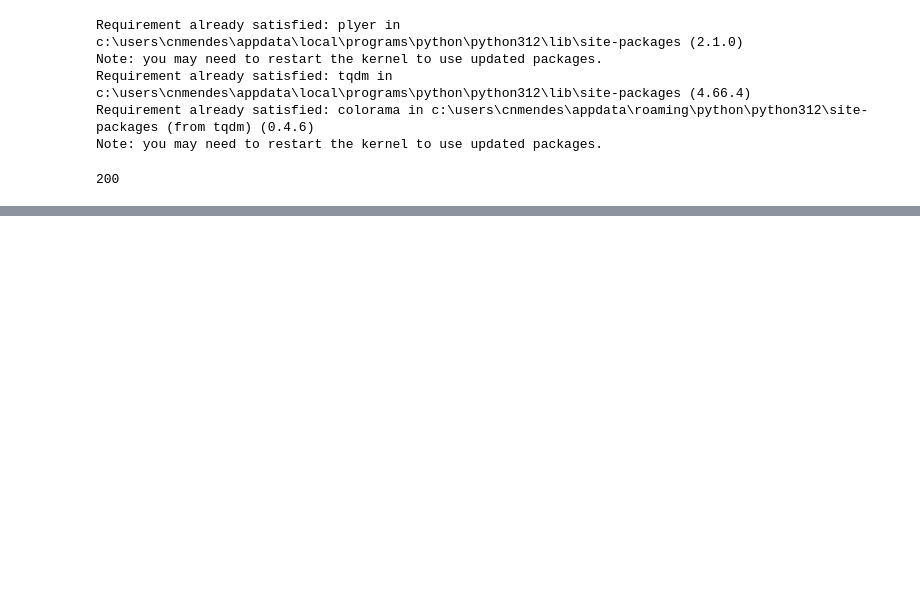
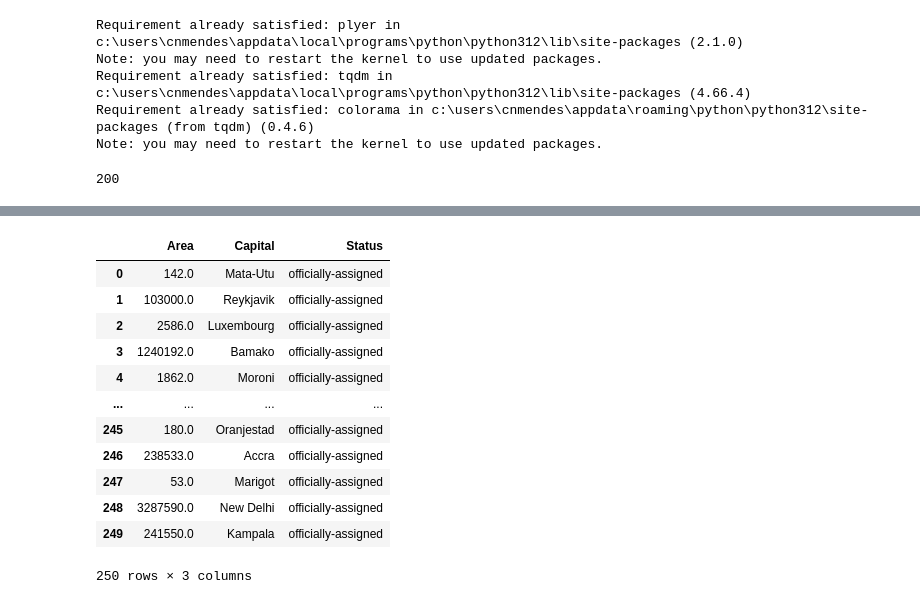
Before and after one commit to natalia5824/projeto-coder, a Jupyter notebook: projeto_final.ipynb, the cells around one changed output, grey strips where cells are left out. Saved outputs shown, nothing was run; the diff lists cells and outputs as text; code cells hidden in the pictures; blank space fills up the shorter version.

```diff
--- a/projeto_final.ipynb
+++ b/projeto_final.ipynb
@@ -184,0 +263,16 @@ def alerta_base(url): #URL vai ser o parâmetro que vamos ter que passar
+# %%
+pd.DataFrame(df_carregado_2)
+# %% [output]
+|  | Area | Capital | Status |
+| 0 | 142.0 | Mata-Utu | officially-assigned |
+| 1 | 103000.0 | Reykjavik | officially-assigned |
+| 2 | 2586.0 | Luxembourg | officially-assigned |
+| 3 | 1240192.0 | Bamako | officially-assigned |
+| 4 | 1862.0 | Moroni | officially-assigned |
+| ... | ... | ... | ... |
+| 245 | 180.0 | Oranjestad | officially-assigned |
+| 246 | 238533.0 | Accra | officially-assigned |
+| 247 | 53.0 | Marigot | officially-assigned |
+| 248 | 3287590.0 | New Delhi | officially-assigned |
+| 249 | 241550.0 | Kampala | officially-assigned |
+250 rows × 3 columns
```
Also changed, not shown: parts of 10 cells of this notebook, 3 other files.
